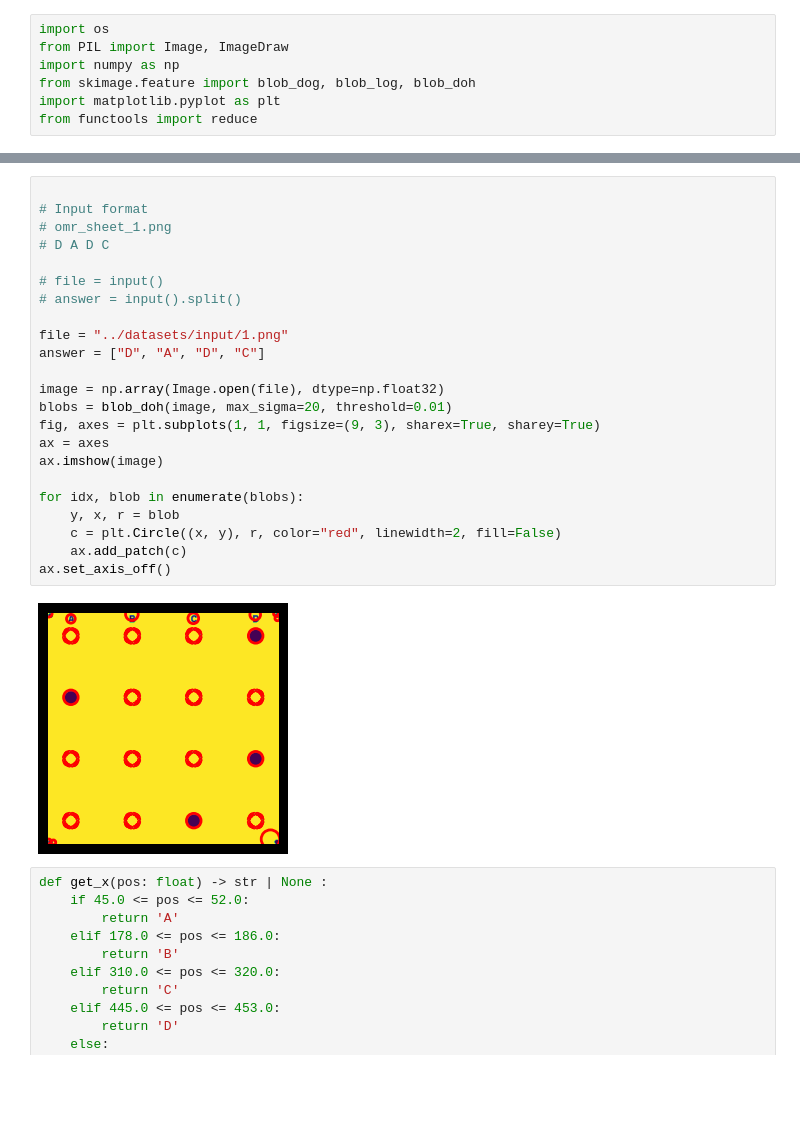
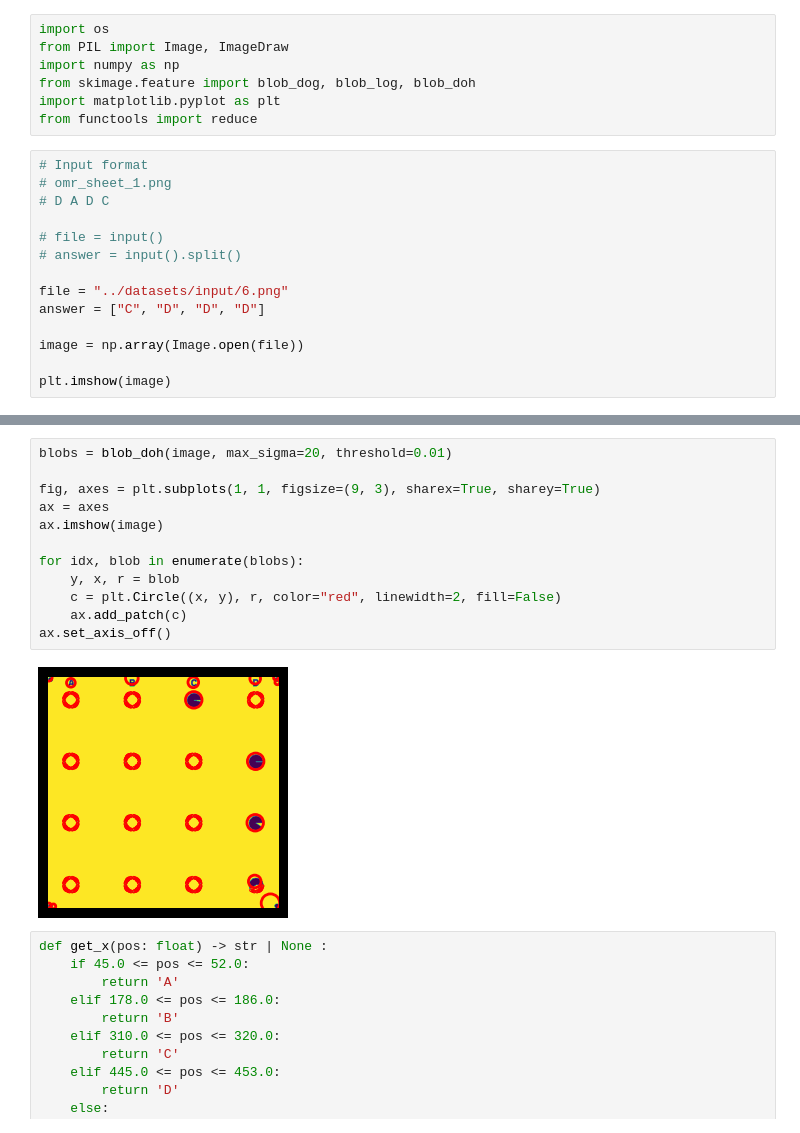
Before and after one commit to dhzdhd/gs-hackathon, a Jupyter notebook: notebooks/main.ipynb, the cells around one changed output, grey strips where cells are left out. Saved outputs shown, nothing was run; the diff lists cells and outputs as text; blank space fills up the shorter version.

```diff
--- a/notebooks/main.ipynb
+++ b/notebooks/main.ipynb
@@ -5,3 +5,17 @@ import numpy as np
 from skimage.feature import blob_dog, blob_log, blob_doh
 import matplotlib.pyplot as plt
 from functools import reduce
+# %%
+# Input format
+# omr_sheet_1.png
+# D A D C
+
+# file = input()
+# answer = input().split()
+
+file = "../datasets/input/6.png"
+answer = ["C", "D", "D", "D"]
+
+image = np.array(Image.open(file))
+
+plt.imshow(image)
@@ -8,28 +25,17 @@ from functools import reduce
 # %%
+blobs = blob_doh(image, max_sigma=20, threshold=0.01)
 
-# Input format
-# omr_sheet_1.png
-# D A D C
-
-# file = input()
-# answer = input().split()
-
-file = "../datasets/input/1.png"
-answer = ["D", "A", "D", "C"]
-
-image = np.array(Image.open(file), dtype=np.float32)
-blobs = blob_doh(image, max_sigma=20, threshold=0.01)
 fig, axes = plt.subplots(1, 1, figsize=(9, 3), sharex=True, sharey=True)
 ax = axes
 ax.imshow(image)
 
 for idx, blob in enumerate(blobs):
     y, x, r = blob
     c = plt.Circle((x, y), r, color="red", linewidth=2, fill=False)
     ax.add_patch(c)
 ax.set_axis_off()
 # %% [output]
-[figure, old version]
+[figure, new version]
 # %%
 def get_x(pos: float) -> str | None :
     if 45.0 <= pos <= 52.0:
```
Also changed, not shown: parts of 3 cells of this notebook, 1 other file.
